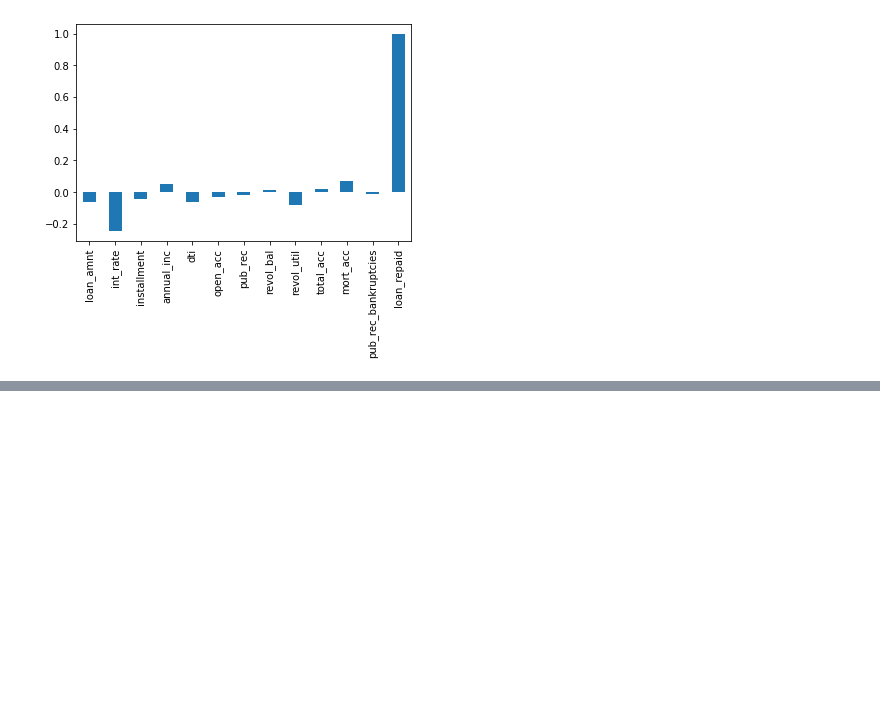
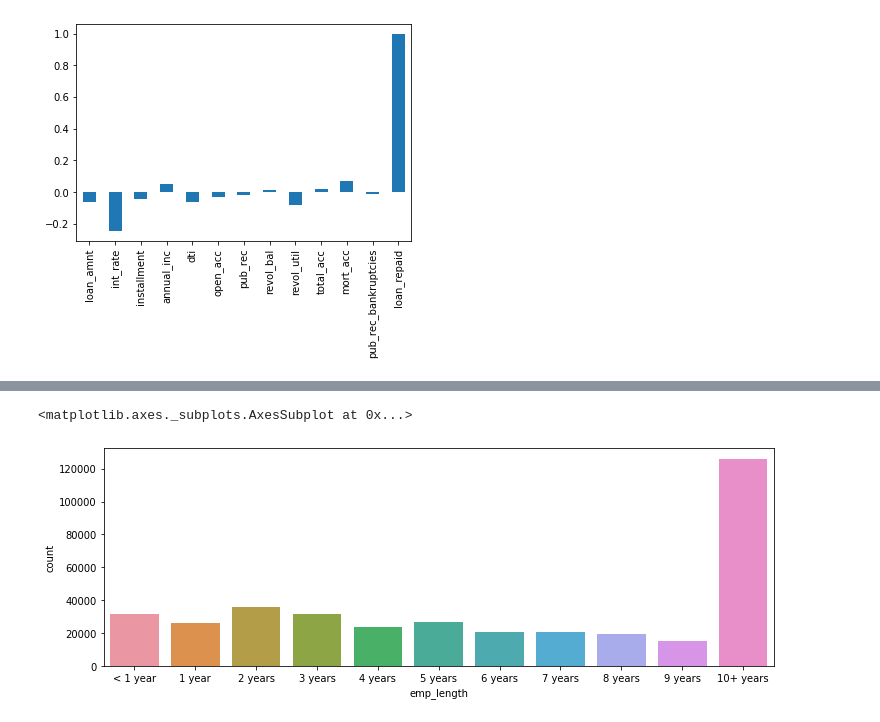
Before and after one commit to avtw37/tensor-data, a Jupyter notebook: lending-loan.ipynb, the cells around one changed output, grey strips where cells are left out. Saved outputs shown, nothing was run; the diff lists cells and outputs as text; code cells hidden in the pictures; blank space fills up the shorter version.

```diff
--- a/lending-loan.ipynb
+++ b/lending-loan.ipynb
@@ -204,0 +293,5 @@ df.corr()['loan_repaid']sort_values().drop('').plot(kind='bar')
+# %%
+""" realistically there are too many unique job titles to try to convert this to a dummy variable feature """
+""" removed the emp_title column """
+
+df = df.drop('emp_title',axis=1)
@@ -204,0 +313,19 @@ df.corr()['loan_repaid']sort_values().drop('').plot(kind='bar')
+# %%
+emp_length_order = ['< 1 year',
+ '1 year',
+ '2 years',
+ '3 years',
+ '4 years',
+ '5 years',
+ '6 years',
+ '7 years',
+ '8 years',
+ '9 years',
+ '10+ years'
+ ]
+# %%
+plt.figure(figsize=(12,4))
+sns.countplot(x='emp_length',data=df,order=emp_length_order)
+# %% [output]
+<matplotlib.axes._subplots.AxesSubplot at 0x...>
+[figure, added]
```
Also changed, not shown: parts of 10 cells of this notebook.
